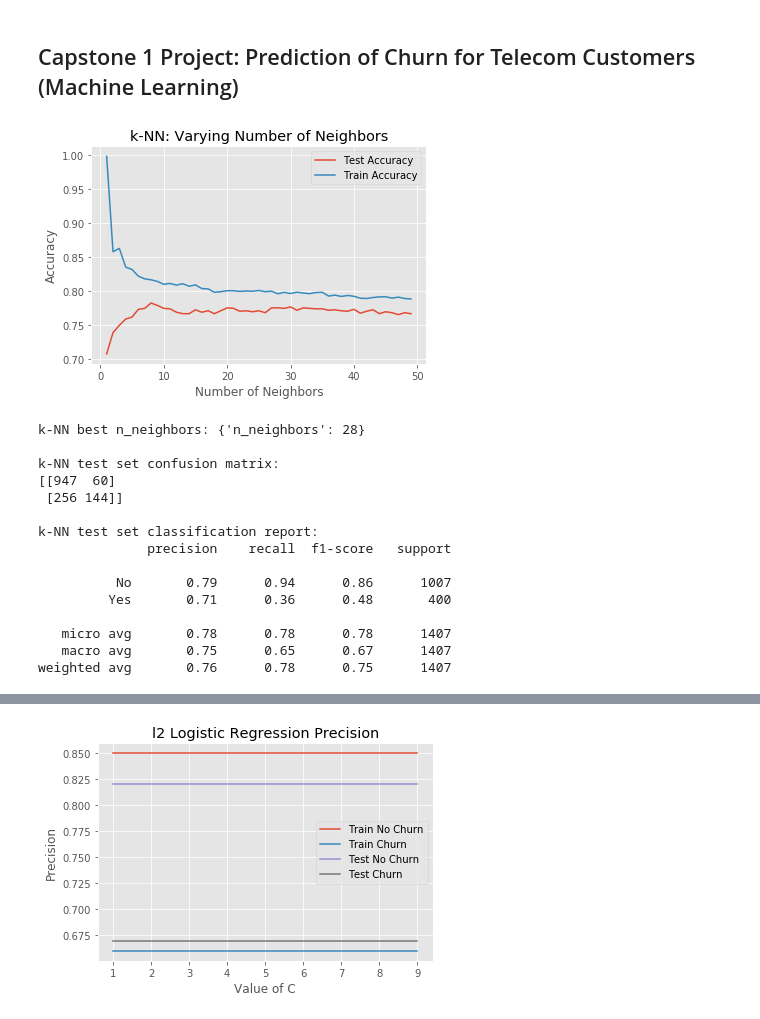
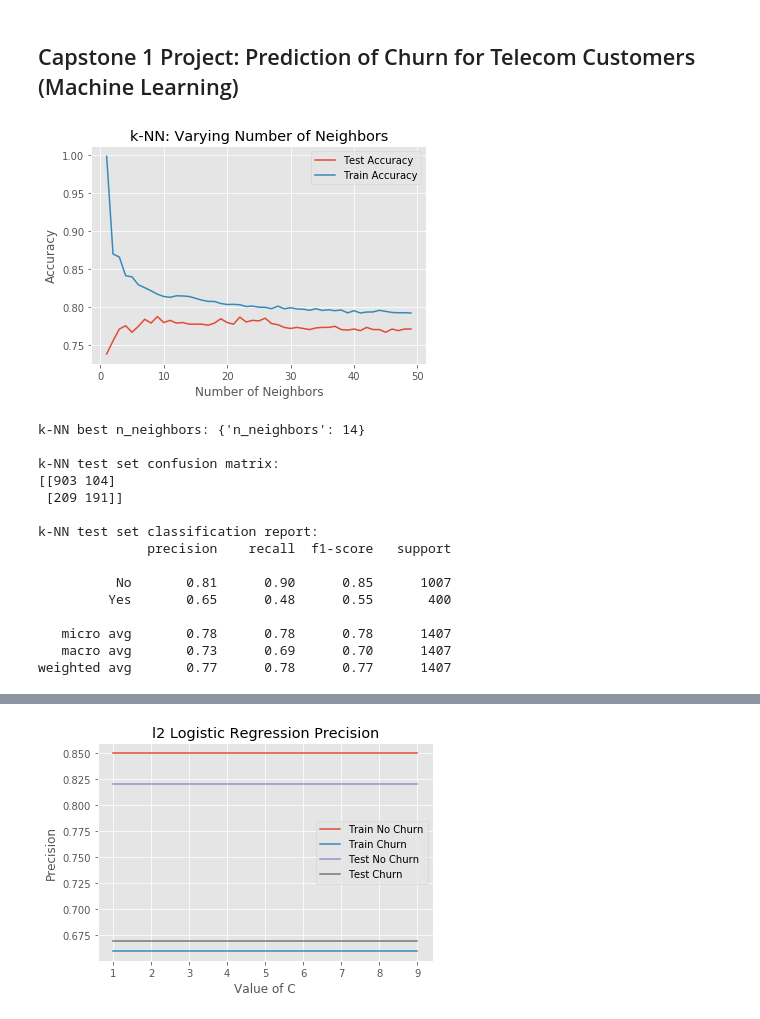
Before and after one commit to albertdchiu1/Springboard-Data-Science, a Jupyter notebook: Capstone-1-Project/Code/10.6.1_Capstone_1_Machine_Learning.ipynb, the cells around one changed output, grey strips where cells are left out. Cells and saved outputs as stored; diff of their text form; code cells hidden in the pictures.

```diff
--- a/Capstone-1-Project/Code/10.6.1_Capstone_1_Machine_Learning.ipynb
+++ b/Capstone-1-Project/Code/10.6.1_Capstone_1_Machine_Learning.ipynb
@@ -42,31 +43,36 @@ y = df['Churn'].values
 
 X_train, X_test, y_train, y_test = train_test_split(X, y, test_size=0.2, random_state=21)
 # %%
-# k-NN classifier
+# KNN with normalization
 
+from sklearn import preprocessing
 from sklearn.neighbors import KNeighborsClassifier
+
+# normalizing data to reduce the influence of features with high numerical values
+X_normalized = preprocessing.normalize(X, norm='l2')
+X_train_norm, X_test_norm, y_train_norm, y_test_norm = train_test_split(X_normalized, y, test_size=0.2, random_state=21)
 
 neighbors = np.arange(1, 50)
 knn_train_accuracy = np.empty(len(neighbors))
 knn_test_accuracy = np.empty(len(neighbors))
 
 for i, k in enumerate(neighbors):   # saving train and test accuracy for different neighbor values
     knn = KNeighborsClassifier(n_neighbors = k)
-    knn.fit(X_train, y_train)
-    knn_train_accuracy[i] = knn.score(X_train, y_train)
-    knn_test_accuracy[i] = knn.score(X_test, y_test)
+    knn.fit(X_train_norm, y_train_norm)
+    knn_train_accuracy[i] = knn.score(X_train_norm, y_train_norm)
+    knn_test_accuracy[i] = knn.score(X_test_norm, y_test_norm)
 
-_ = plt.title('k-NN: Varying Number of Neighbors')
-_ = plt.plot(neighbors, knn_test_accuracy, label = 'Test Accuracy')
-_ = plt.plot(neighbors, knn_train_accuracy, label = 'Train Accuracy')
-_ = plt.legend()
-_ = plt.xlabel('Number of Neighbors')
-_ = plt.ylabel('Accuracy')
+plt.title('k-NN: Varying Number of Neighbors')
+plt.plot(neighbors, knn_test_accuracy, label = 'Test Accuracy')
+plt.plot(neighbors, knn_train_accuracy, label = 'Train Accuracy')
+plt.legend()
+plt.xlabel('Number of Neighbors')
+plt.ylabel('Accuracy')
 plt.show()
 # %% [output]
-[figure, old version]
+[figure, new version]
 # %%
-# k-NN classifier: identifying best k value with GridSearchCV
+# Normalized k-NN classifier: identifying best k value with GridSearchCV
 
 from sklearn.model_selection import GridSearchCV
 
@@ -74,32 +80,32 @@ param_grid = {'n_neighbors': np.arange(1, 30)}
 
 knn = KNeighborsClassifier()
 knn_cv = GridSearchCV(knn, param_grid, cv=5)
-knn_cv.fit(X_train, y_train)
+knn_cv.fit(X_train_norm, y_train_norm)
 
 print('k-NN best n_neighbors:', knn_cv.best_params_, '\n')
 
-y_pred_knn_test = knn_cv.predict(X_test)
+y_pred_knn_test = knn_cv.predict(X_test_norm)
 
 print('k-NN test set confusion matrix:')
-print(confusion_matrix(y_test, y_pred_knn_test), '\n')
+print(confusion_matrix(y_test_norm, y_pred_knn_test), '\n')
 print('k-NN test set classification report:')
-print(classification_report(y_test, y_pred_knn_test))
+print(classification_report(y_test_norm, y_pred_knn_test))
 # %% [output]
-k-NN best n_neighbors: {'n_neighbors': 28}
+k-NN best n_neighbors: {'n_neighbors': 14}
 
 k-NN test set confusion matrix:
-[[947  60]
- [256 144]]
+[[903 104]
+ [209 191]]
 
 k-NN test set classification report:
               precision    recall  f1-score   support
 
-          No       0.79      0.94      0.86      1007
-         Yes       0.71      0.36      0.48       400
+          No       0.81      0.90      0.85      1007
+         Yes       0.65      0.48      0.55       400
 
    micro avg       0.78      0.78      0.78      1407
-   macro avg       0.75      0.65      0.67      1407
-weighted avg       0.76      0.78      0.75      1407
+   macro avg       0.73      0.69      0.70      1407
+weighted avg       0.77      0.78      0.77      1407
 # %%
 %%time
 
```
Also changed, not shown: parts of 8 cells of this notebook.
